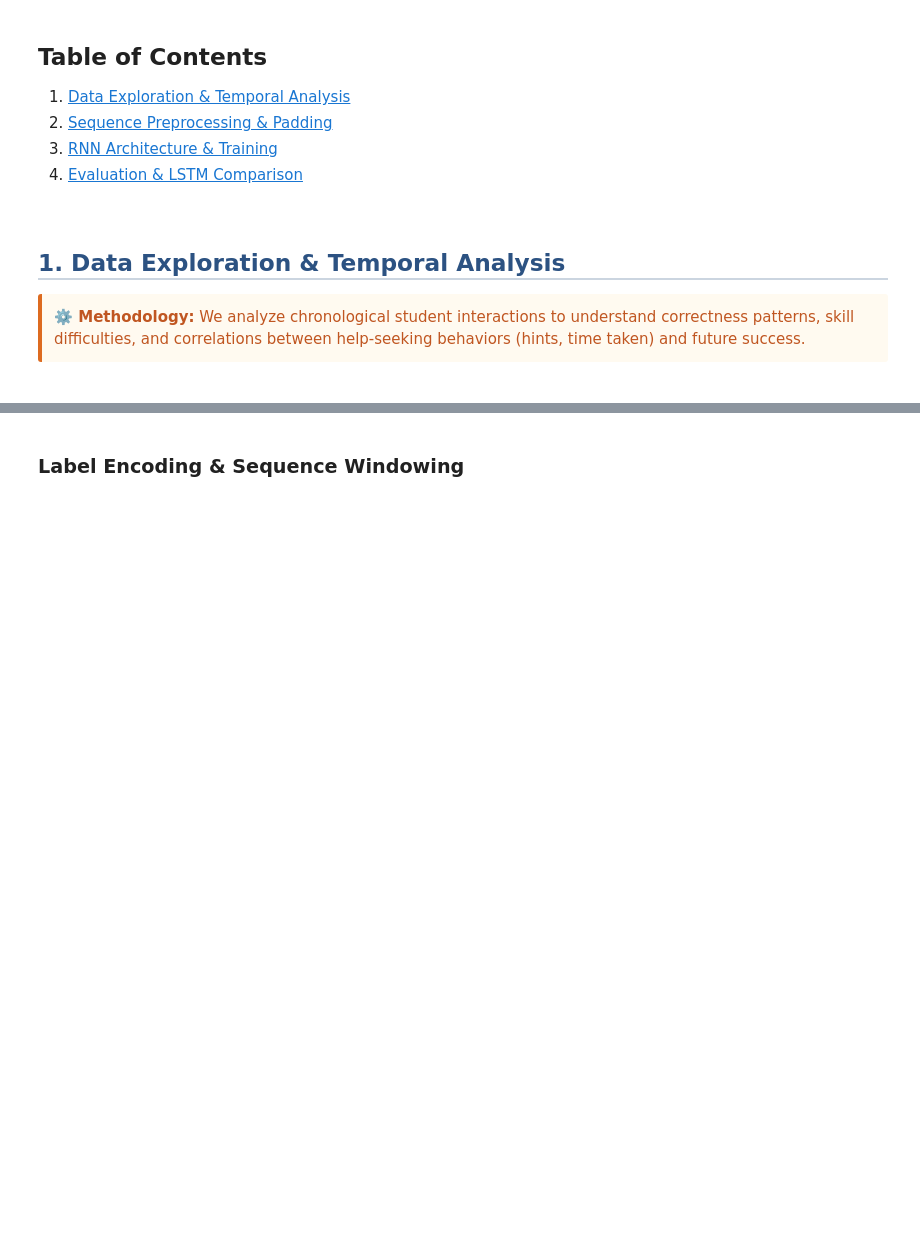
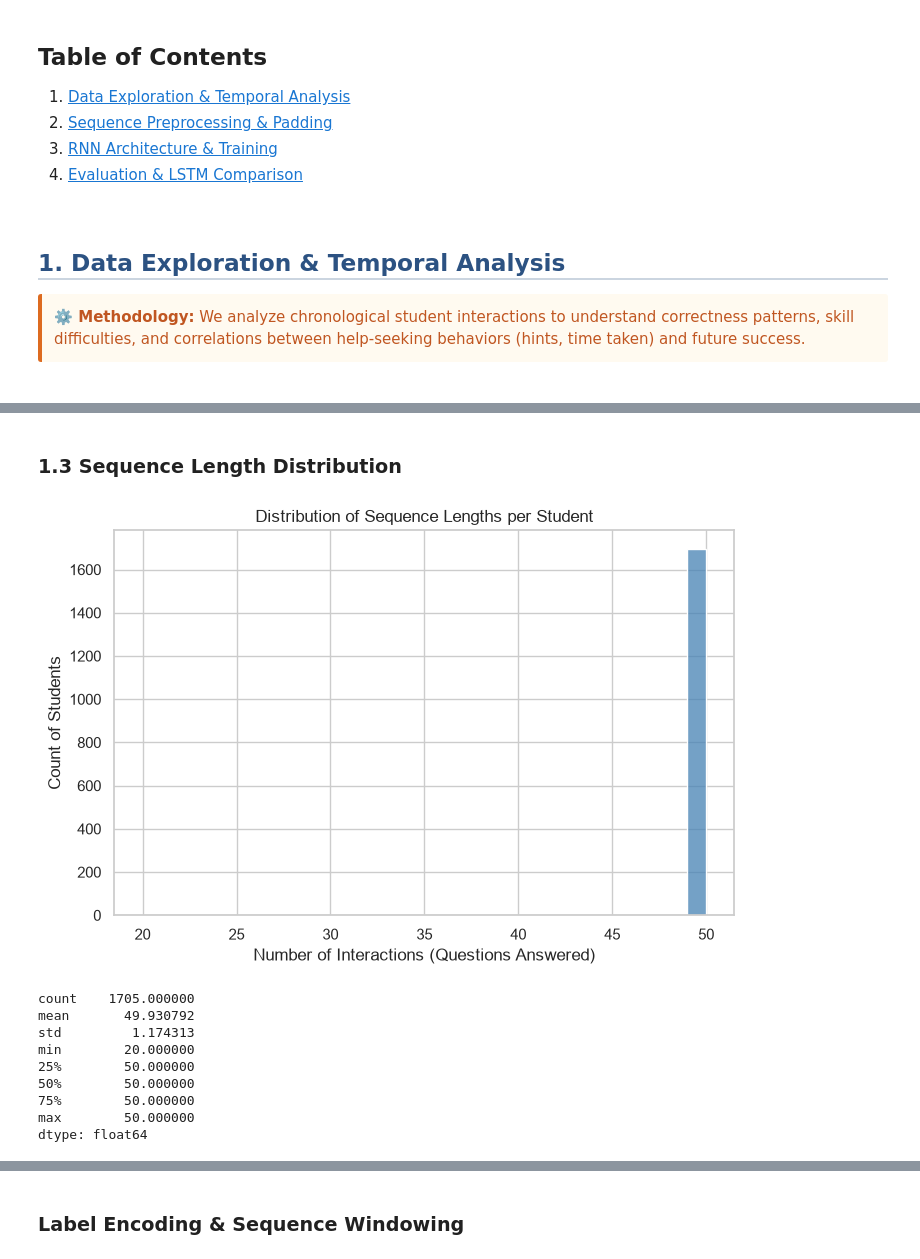
Before and after one commit to Parsa-Saeednia/UT-DataScience-Spring2026, a Jupyter notebook: Assignments/CA4/03_RNN_LSTM_Knowledge_Tracing.ipynb, the cells around one changed output, grey strips where cells are left out. Drawn from its saved outputs; the diff is of its cells as text; code cells hidden in the pictures; blank space fills up the shorter version.

```diff
--- a/Assignments/CA4/03_RNN_LSTM_Knowledge_Tracing.ipynb
+++ b/Assignments/CA4/03_RNN_LSTM_Knowledge_Tracing.ipynb
@@ -38,0 +37,7 @@
+# %%
+import pandas as pd
+import numpy as np
+import matplotlib.pyplot as plt
+import seaborn as sns
+
+sns.set_theme(style="whitegrid")
@@ -38,0 +46,5 @@
+# %%
+df = pd.read_csv('data/assistments2017.csv')
+
+display(df.info())
+display(df.head())
@@ -38,0 +78,24 @@
+# %% [markdown]
+### 1.3 Sequence Length Distribution
+# %%
+sequence_lengths = df.groupby('studentId').size()
+
+plt.figure(figsize=(8, 5))
+sns.histplot(sequence_lengths, bins=30, color='steelblue')
+plt.title('Distribution of Sequence Lengths per Student')
+plt.xlabel('Number of Interactions (Questions Answered)')
+plt.ylabel('Count of Students')
+plt.show()
+
+display(sequence_lengths.describe())
+# %% [output]
+[figure, added]
+count    1705.000000
+mean       49.930792
+std         1.174313
+min        20.000000
+25%        50.000000
+50%        50.000000
+75%        50.000000
+max        50.000000
+dtype: float64
```
Also changed, not shown: parts of 21 cells of this notebook.
